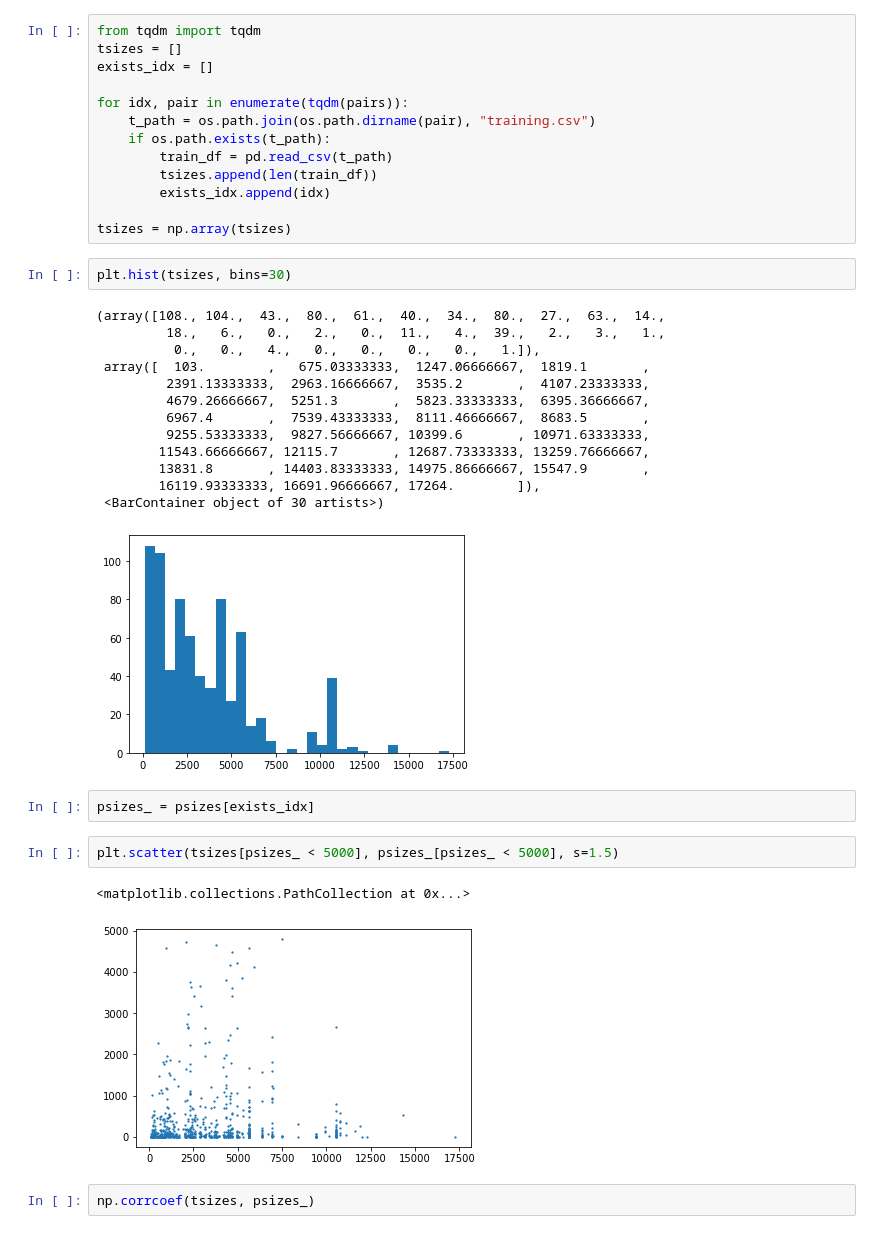
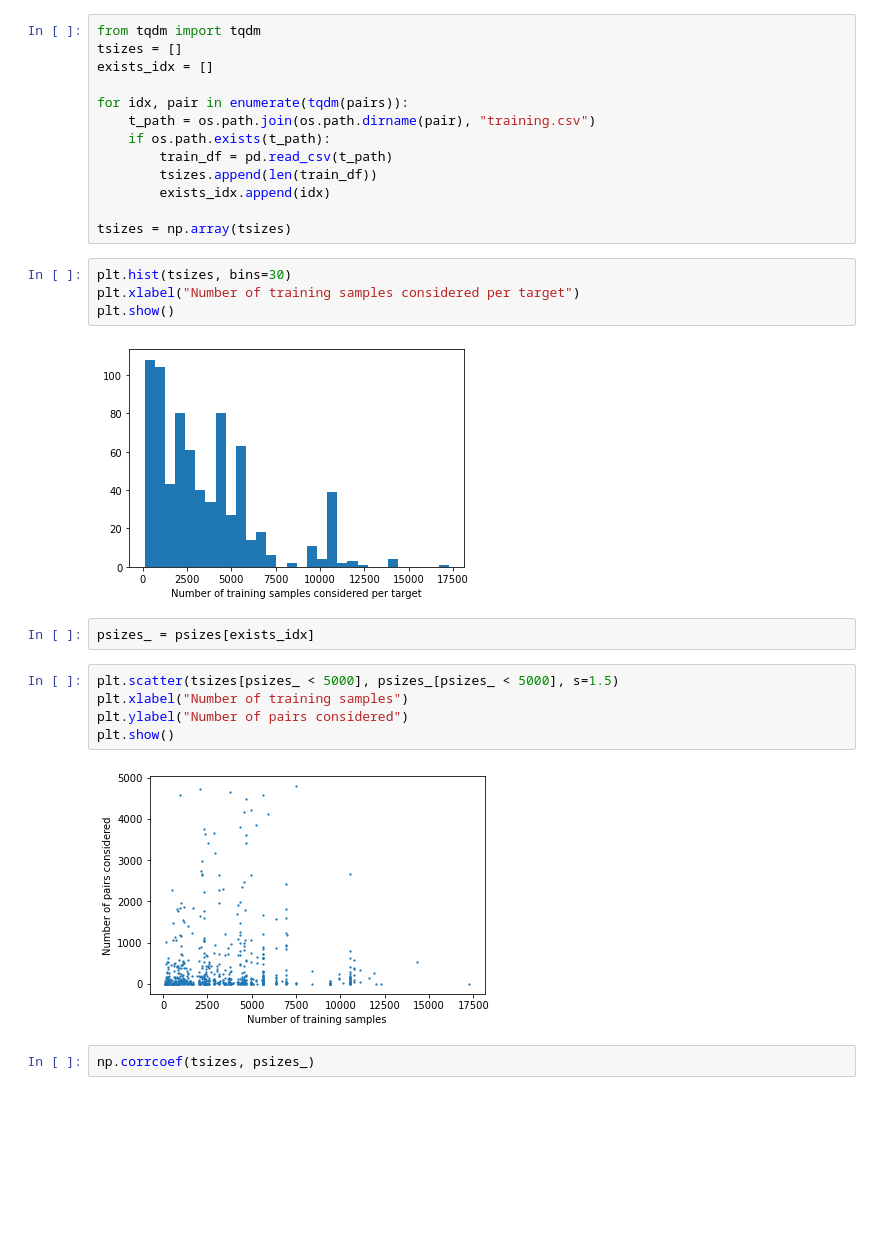
Before and after one commit to josejimenezluna/xaibench_tf, a Jupyter notebook: xaibench/explore/pairsizes.ipynb, the cells around one changed output. Drawn from its saved outputs; the diff is of its cells as text; blank space fills up the shorter version.

```diff
--- a/xaibench/explore/pairsizes.ipynb
+++ b/xaibench/explore/pairsizes.ipynb
@@ -31,27 +32,19 @@ for idx, pair in enumerate(tqdm(pairs)):
 tsizes = np.array(tsizes)
 # %%
 plt.hist(tsizes, bins=30)
+plt.xlabel("Number of training samples considered per target")
+plt.show()
 # %% [output]
-(array([108., 104.,  43.,  80.,  61.,  40.,  34.,  80.,  27.,  63.,  14.,
-         18.,   6.,   0.,   2.,   0.,  11.,   4.,  39.,   2.,   3.,   1.,
-          0.,   0.,   4.,   0.,   0.,   0.,   0.,   1.]),
- array([  103.        ,   675.03333333,  1247.06666667,  1819.1       ,
-         2391.13333333,  2963.16666667,  3535.2       ,  4107.23333333,
-         4679.26666667,  5251.3       ,  5823.33333333,  6395.36666667,
-         6967.4       ,  7539.43333333,  8111.46666667,  8683.5       ,
-         9255.53333333,  9827.56666667, 10399.6       , 10971.63333333,
-        11543.66666667, 12115.7       , 12687.73333333, 13259.76666667,
-        13831.8       , 14403.83333333, 14975.86666667, 15547.9       ,
-        16119.93333333, 16691.96666667, 17264.        ]),
- <BarContainer object of 30 artists>)
-[figure, old version]
+[figure, new version]
 # %%
 psizes_ = psizes[exists_idx]
 # %%
 plt.scatter(tsizes[psizes_ < 5000], psizes_[psizes_ < 5000], s=1.5)
+plt.xlabel("Number of training samples")
+plt.ylabel("Number of pairs considered")
+plt.show()
 # %% [output]
-<matplotlib.collections.PathCollection at 0x...>
-[figure, old version]
+[figure, new version]
 # %%
 np.corrcoef(tsizes, psizes_)
 # %% [output]
```
Also changed, not shown: parts of 2 cells of this notebook.
